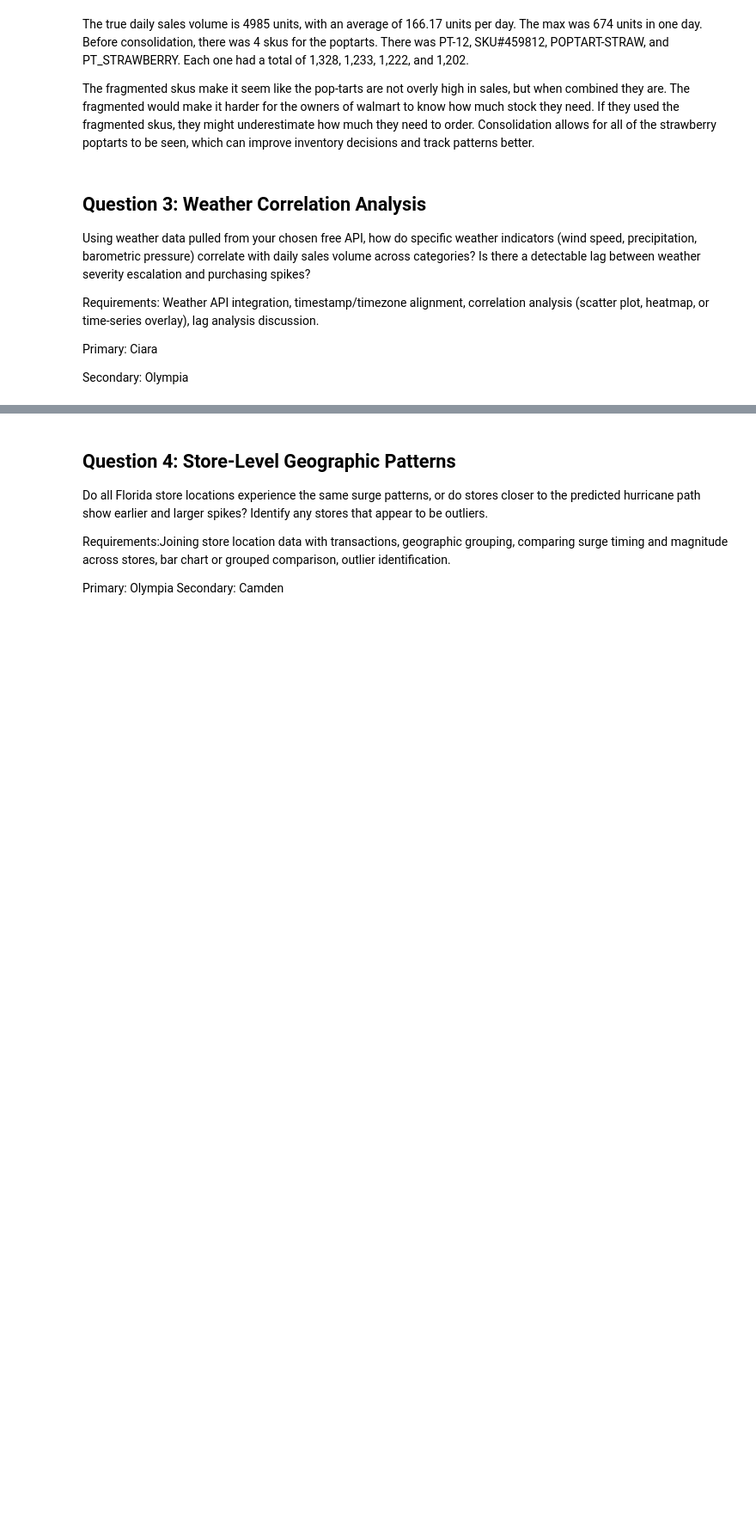
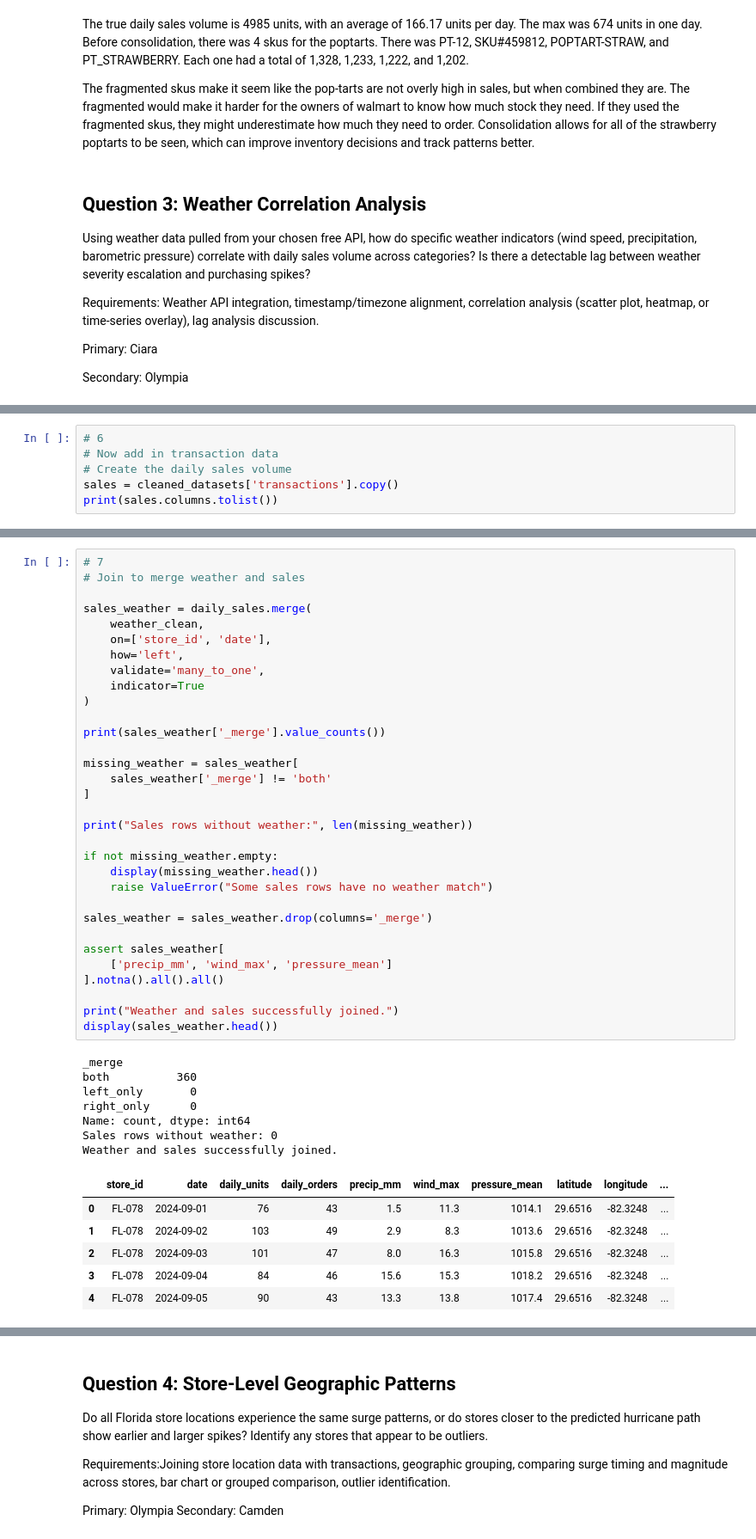
Before and after one commit to ciara-graves/walmart-hurricane-project, a Jupyter notebook: notebooks/DS2002_MidtermTeam_notebook.ipynb, the cells around one changed output, grey strips where cells are left out. Shown at 86% size. Saved outputs shown, nothing was run; the diff lists cells and outputs as text; blank space fills up the shorter version.

```diff
--- a/notebooks/DS2002_MidtermTeam_notebook.ipynb
+++ b/notebooks/DS2002_MidtermTeam_notebook.ipynb
@@ -2059,0 +2337,6 @@ Secondary: Olympia
+# %%
+# 6
+# Now add in transaction data
+# Create the daily sales volume
+sales = cleaned_datasets['transactions'].copy()
+print(sales.columns.tolist())
@@ -2059,0 +2375,46 @@ Secondary: Olympia
+# %%
+# 7
+# Join to merge weather and sales
+
+sales_weather = daily_sales.merge(
+    weather_clean,
+    on=['store_id', 'date'],
+    how='left',
+    validate='many_to_one',
+    indicator=True
+)
+
+print(sales_weather['_merge'].value_counts())
+
+missing_weather = sales_weather[
+    sales_weather['_merge'] != 'both'
+]
+
+print("Sales rows without weather:", len(missing_weather))
+
+if not missing_weather.empty:
+    display(missing_weather.head())
+    raise ValueError("Some sales rows have no weather match")
+
+sales_weather = sales_weather.drop(columns='_merge')
+
+assert sales_weather[
+    ['precip_mm', 'wind_max', 'pressure_mean']
+].notna().all().all()
+
+print("Weather and sales successfully joined.")
+display(sales_weather.head())
+# %% [output]
+_merge
+both          360
+left_only       0
+right_only      0
+Name: count, dtype: int64
+Sales rows without weather: 0
+Weather and sales successfully joined.
+|  | store_id | date | daily_units | daily_orders | precip_mm | wind_max | pressure_mean | latitude | longitude | ... |
+| 0 | FL-078 | 2024-09-01 | 76 | 43 | 1.5 | 11.3 | 1014.1 | 29.6516 | -82.3248 | ... |
+| 1 | FL-078 | 2024-09-02 | 103 | 49 | 2.9 | 8.3 | 1013.6 | 29.6516 | -82.3248 | ... |
+| 2 | FL-078 | 2024-09-03 | 101 | 47 | 8.0 | 16.3 | 1015.8 | 29.6516 | -82.3248 | ... |
+| 3 | FL-078 | 2024-09-04 | 84 | 46 | 15.6 | 15.3 | 1018.2 | 29.6516 | -82.3248 | ... |
+| 4 | FL-078 | 2024-09-05 | 90 | 43 | 13.3 | 13.8 | 1017.4 | 29.6516 | -82.3248 | ... |
```
Also changed, not shown: parts of 22 cells of this notebook.
